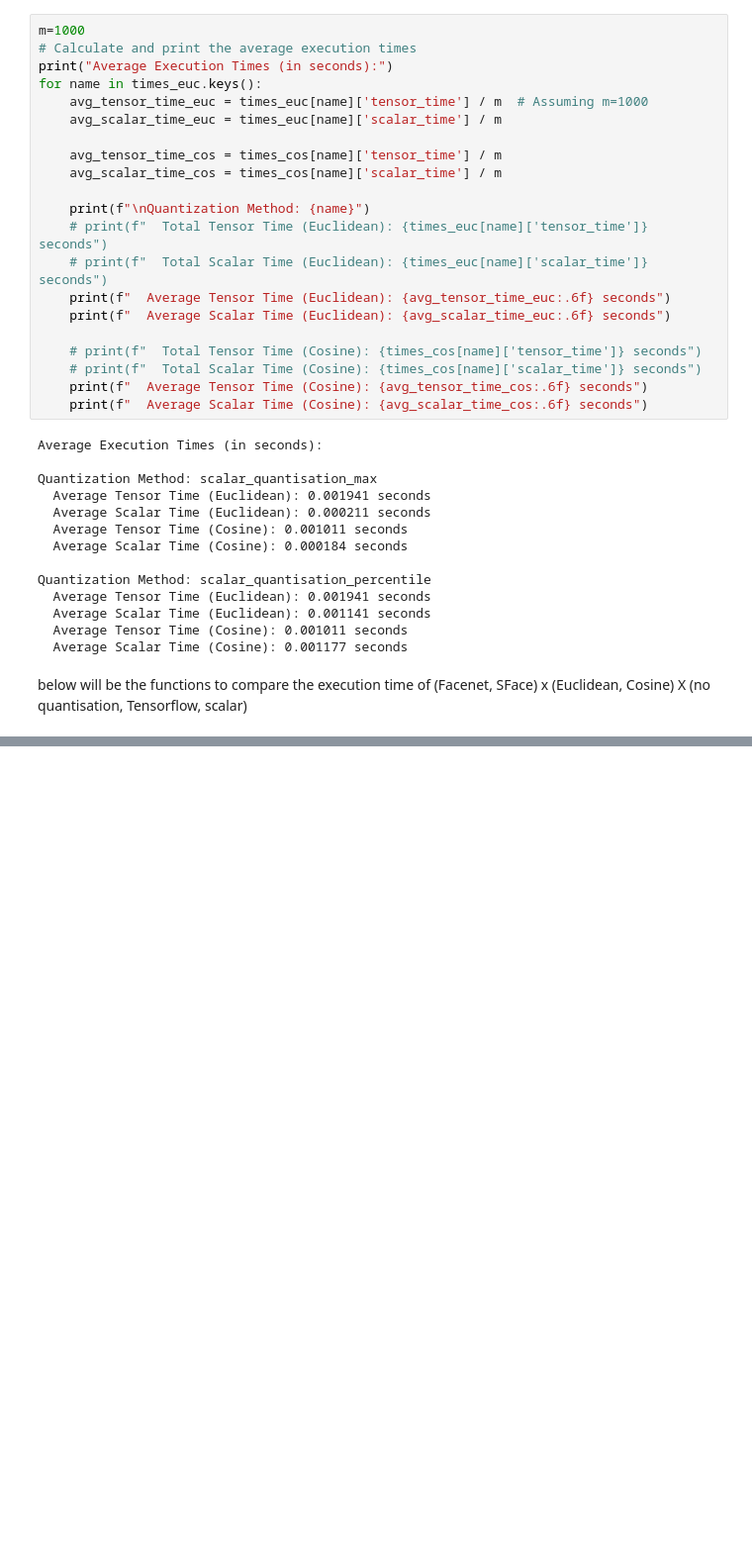
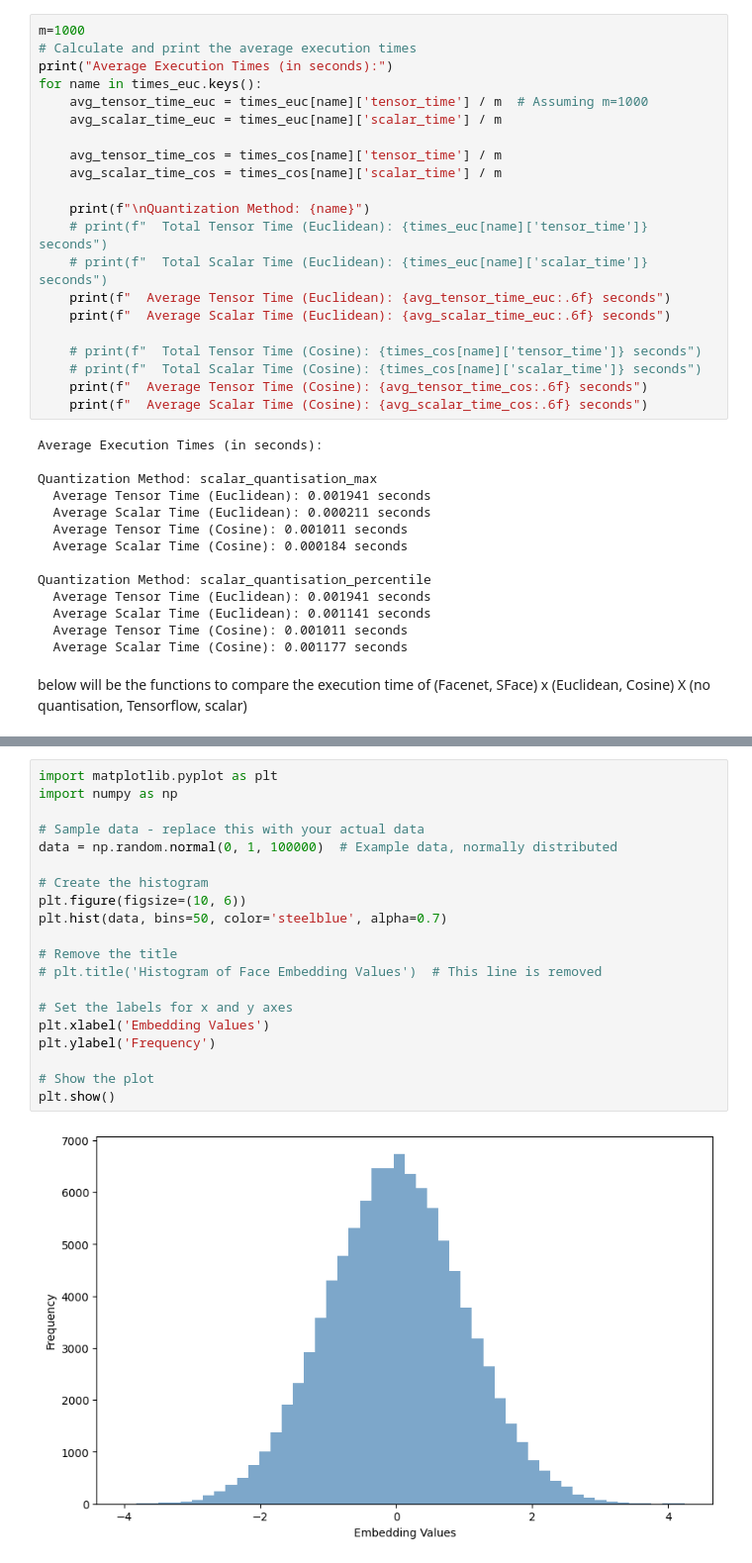
Before and after one commit to mteresapcrf/Seminar-PFFROCD, a Jupyter notebook: quantisation_notebook.ipynb, the cells around one changed output, grey strips where cells are left out. Shown at 99% size. Drawn from its saved outputs; the diff is of its cells as text; blank space fills up the shorter version.

```diff
--- a/quantisation_notebook.ipynb
+++ b/quantisation_notebook.ipynb
@@ -271,0 +316,22 @@ plt.show()
+# %%
+import matplotlib.pyplot as plt
+import numpy as np
+
+# Sample data - replace this with your actual data
+data = np.random.normal(0, 1, 100000)  # Example data, normally distributed
+
+# Create the histogram
+plt.figure(figsize=(10, 6))
+plt.hist(data, bins=50, color='steelblue', alpha=0.7)
+
+# Remove the title
+# plt.title('Histogram of Face Embedding Values')  # This line is removed
+
+# Set the labels for x and y axes
+plt.xlabel('Embedding Values')
+plt.ylabel('Frequency')
+
+# Show the plot
+plt.show()
+# %% [output]
+[figure, added]
```
Also changed, not shown: parts of 9 cells of this notebook, 2 other files.
